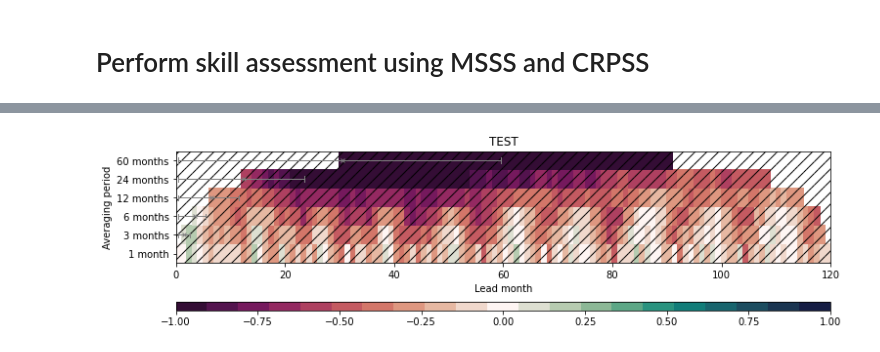
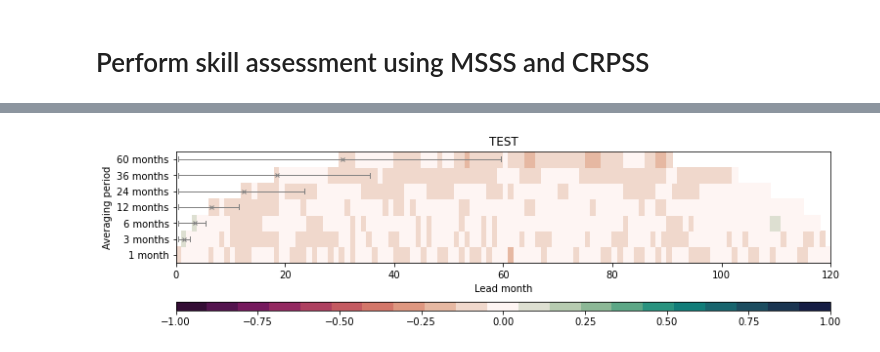
Before and after one commit to dougiesquire/hydro_tasmania, a Jupyter notebook: 2020/1.0_assess_skill.ipynb, the cells around one changed output, grey strips where cells are left out. Cells and saved outputs as stored; diff of their text form; code cells hidden in the pictures.

```diff
--- a/2020/1.0_assess_skill.ipynb
+++ b/2020/1.0_assess_skill.ipynb
@@ -64,11 +64,11 @@ def get_rolling_leadtime_averages(ds, list_of_months_to_average):
     dst = dst.assign_coords(time_scale_name=('time_scale', list(dst_dict.keys())))
     return dst
 # %%
-fcst = my.open_zarr('data/f6_t_ref_TAS_anom.zarr').compute()
-obsv = my.open_zarr('data/jra55_t_ref_TAS_anom.zarr').compute()
+fcst = my.open_zarr('data/f5_precip_TAS_anom.zarr').compute()
+obsv = my.open_zarr('data/awap_precip_TAS_anom.zarr').compute()
 # %%
 start_months = np.unique(fcst.init_date.dt.month)
-start_month = start_months[1]
+start_month = start_months[0]
 # %%
 keep_mon = obsv.init_date.dt.month == start_month
 fcst_mon = get_rolling_leadtime_averages(
@@ -77,6 +77,7 @@ fcst_mon = get_rolling_leadtime_averages(
 obsv_mon = get_rolling_leadtime_averages(
     obsv.where(keep_mon, drop=True),
     ROLLING_LEAD_AVERAGES)
+fcst_mon, obsv_mon = xr.align(fcst_mon, obsv_mon)
 # %%
 clim_probs_mon = get_climatological_probabilities(obsv_mon, CLIM_PERIOD)
 clim_mean_mon = 0 * clim_probs_mon.mean('ensemble')
@@ -128,7 +101,7 @@ crpss = my.get_skill_score(
     metric='crps_ensemble',
     metric_kwargs={'member_dim': 'ensemble',
                    'dim': 'init_date'},
-    period=None) #TEST_PERIOD)
+    period=TEST_PERIOD)
 # %%
 def jelly_plot(skill, stipple=None, stipple_type='//',
                title=None, cmap=None, vlims=None, figsize=None):
@@ -199,11 +172,11 @@ def jelly_plot(skill, stipple=None, stipple_type='//',
     if title:
         ax.set_title(title)
 # %%
-jelly_plot(msss['t_ref'], xr.where(acc['t_ref'], True, False), stipple_type='//',
+jelly_plot(crpss['precip'], None, stipple_type='//',
            title='TEST',
            cmap=CMAP, vlims=(-1,1), figsize=(12,3))
 # %% [output]
-[figure, old version]
+[figure, new version]
 # %%
 import matplotlib.pyplot as plt
 
```
Also changed, not shown: parts of 9 cells of this notebook, 3 other files.
